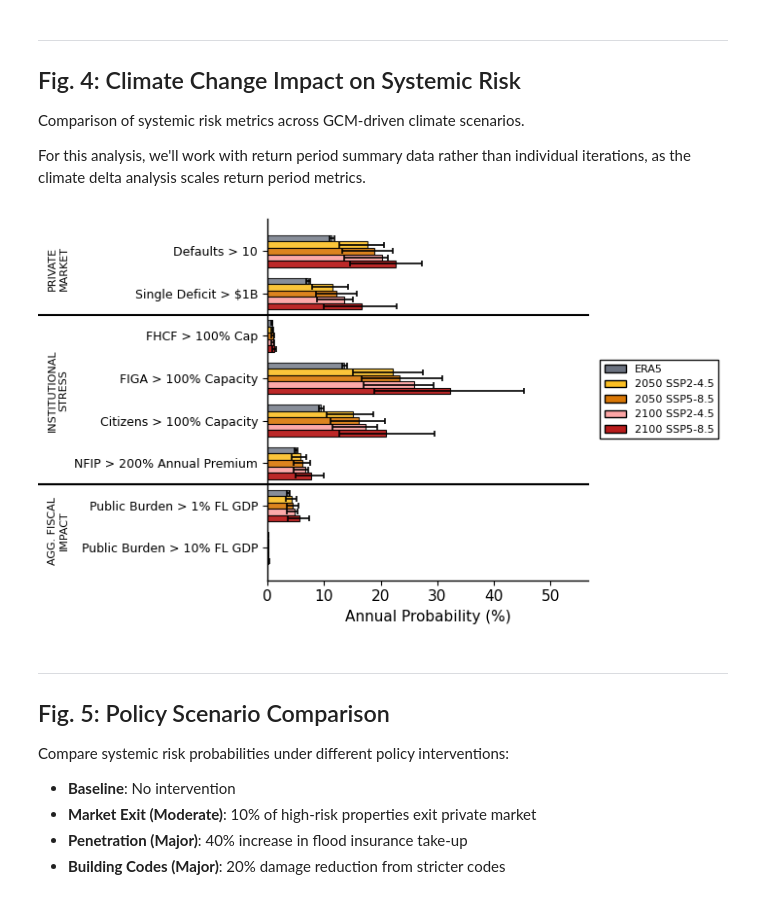
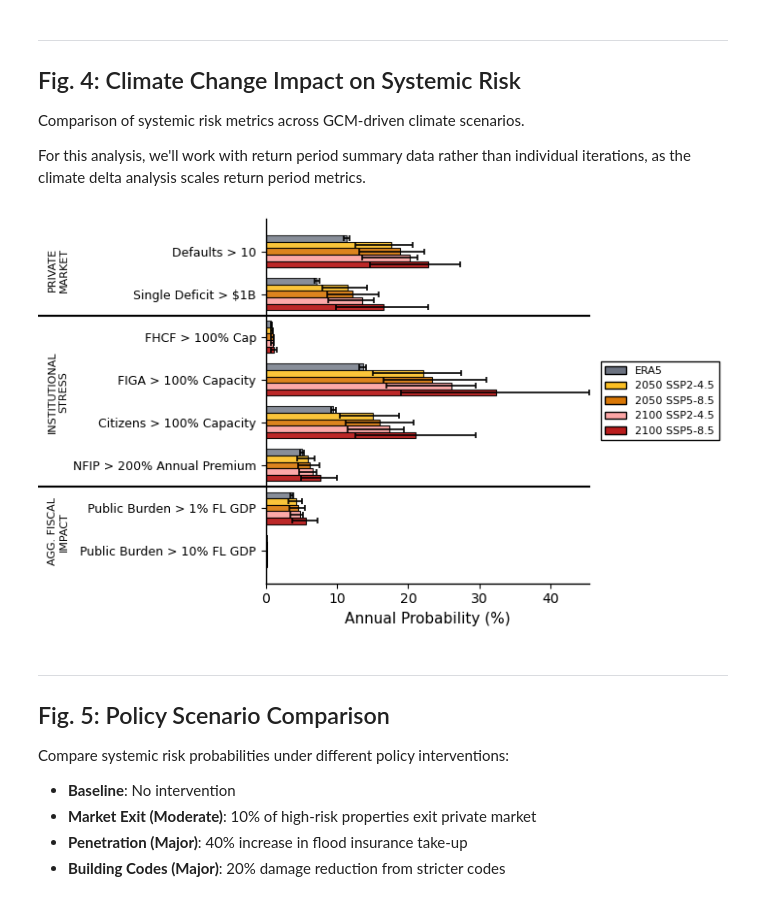
Before and after one commit to simonameiler/systemic_insurance_risk_fl_pub, a Jupyter notebook: notebooks/probabilistic_risk_analysis.ipynb, the cells around one changed output. Drawn from its saved outputs; the diff is of its cells as text; code cells hidden in the pictures.

```diff
--- a/notebooks/probabilistic_risk_analysis.ipynb
+++ b/notebooks/probabilistic_risk_analysis.ipynb
@@ -35,8 +35,8 @@ FIGURES_DIR.mkdir(parents=True, exist_ok=True)
 TABLES_DIR.mkdir(parents=True, exist_ok=True)
 
 # Style settings
-plt.rcParams['figure.figsize'] = (10, 6)
-plt.rcParams['font.size'] = 11
+#plt.rcParams['figure.figsize'] = (10, 6)
+#plt.rcParams['font.size'] = 11
 # %%
 # Helper: Load Emanuel MC results
 def load_mc_results(run_dir):
@@ -773,7 +773,7 @@ if '2100 SSP5-8.5_p90' in df_climate_comparison.columns:
 if not np.isfinite(max_val) or max_val <= 0:
     max_val = 1.0
 
-ax.set_xlim(0, max_val * 1.25)
+ax.set_xlim(0, max_val * 1.0)
 
 # ---- Category separators (for 2 / 4 / 2 rows) ----
 # After index 1 (2 private metrics) and after index 5 (4 institutional metrics)
@@ -806,34 +806,34 @@ legend_handles = [
     Patch(facecolor=color_2100_245, edgecolor='black', label='2100 SSP2-4.5'),
     Patch(facecolor=color_2100_585, edgecolor='black', label='2100 SSP5-8.5'),
 ]
 
 ax.legend(
     handles=legend_handles,
     loc='center left',
     bbox_to_anchor=(1.02, 0.5),
     frameon=True,
     fancybox=False,
     edgecolor='black',
     framealpha=0.95,
     fontsize=8,
 )
 
 # Category labels (positions tuned for 8 rows)
 if len(df_climate_comparison) >= 8:
     fig.text(0.00, 0.85, 'PRIVATE\nMARKET', fontsize=8, fontweight='normal',
              va='center', ha='center', color='k', rotation=90)
     fig.text(0.00, 0.57, 'INSTITUTIONAL\nSTRESS', fontsize=8, fontweight='normal',
              va='center', ha='center', color='k', rotation=90)
     fig.text(0.00, 0.25, 'AGG. FISCAL\nIMPACT', fontsize=8, fontweight='normal',
              va='center', ha='center', color='k', rotation=90)
 
 plt.tight_layout()
 
 out_file = Path('../results/figures/fig_climate_systemic_risk_scenarios.png')
 plt.savefig(out_file, dpi=300, bbox_inches='tight')
 plt.show()
 # %% [output]
-[figure, old version]
+[figure, new version]
 # %% [markdown]
 ---
 ## Fig. 5: Policy Scenario Comparison
```
Also changed, not shown: parts of 3 cells of this notebook, 2 other files.
